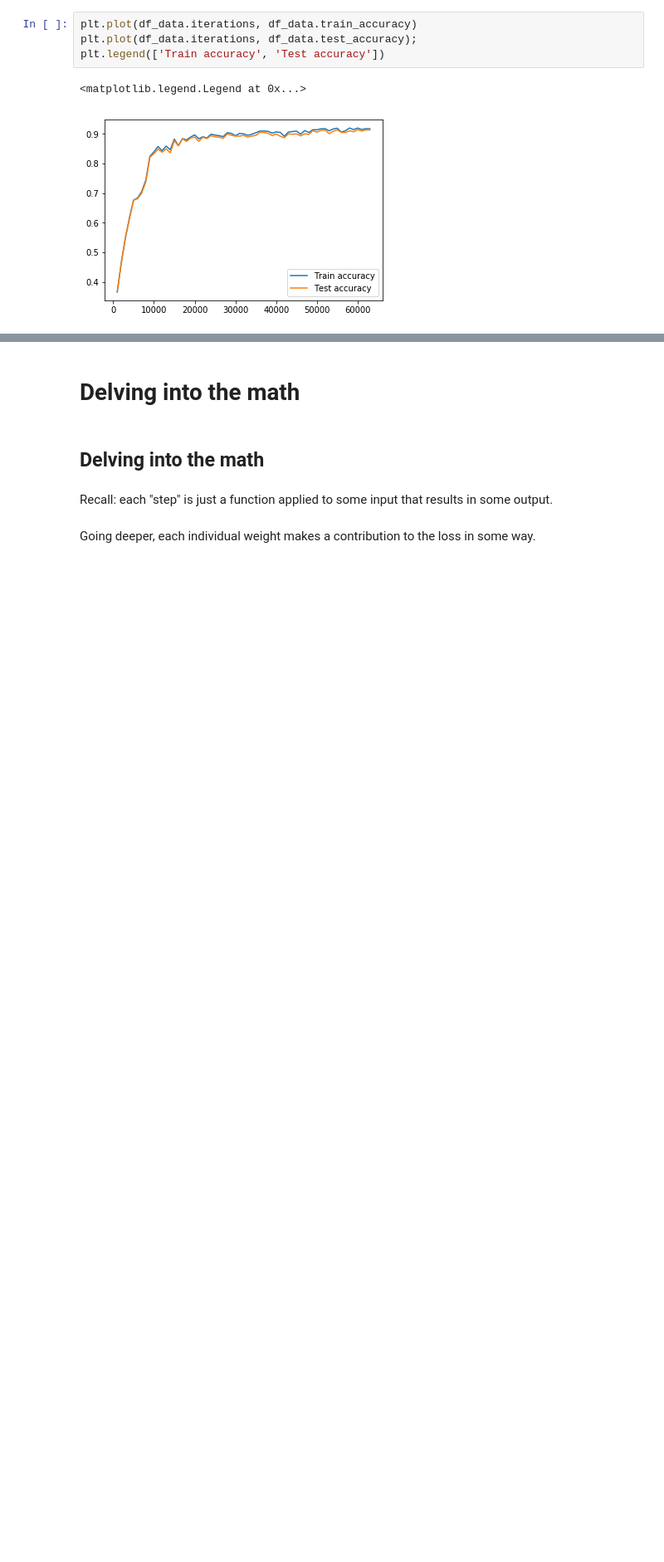
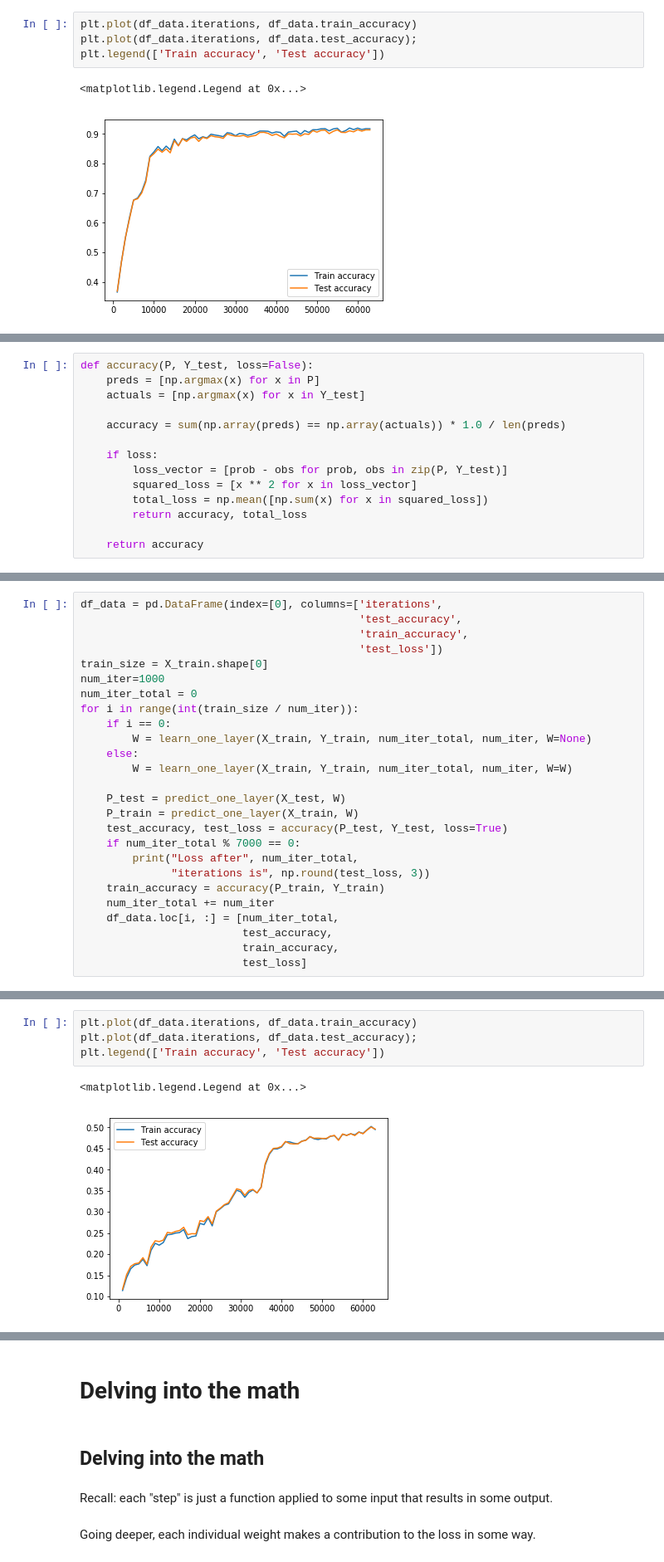
Before and after one commit to SethHWeidman/neural_net_talks, a Jupyter notebook: neural_nets_step_by_step.ipynb, the cells around one changed output, grey strips where cells are left out. Shown: that part at 83% size. Drawn from its saved outputs; the diff is of its cells as text; blank space fills up the shorter version.

```diff
--- a/neural_nets_step_by_step.ipynb
+++ b/neural_nets_step_by_step.ipynb
@@ -556,0 +589,14 @@ plt.legend(['Train accuracy', 'Test accuracy'])
+# %%
+def accuracy(P, Y_test, loss=False):
+    preds = [np.argmax(x) for x in P]
+    actuals = [np.argmax(x) for x in Y_test]
+
+    accuracy = sum(np.array(preds) == np.array(actuals)) * 1.0 / len(preds)
+
+    if loss:
+        loss_vector = [prob - obs for prob, obs in zip(P, Y_test)]
+        squared_loss = [x ** 2 for x in loss_vector]
+        total_loss = np.mean([np.sum(x) for x in squared_loss])
+        return accuracy, total_loss
+
+    return accuracy
@@ -556,0 +605,26 @@ plt.legend(['Train accuracy', 'Test accuracy'])
+# %%
+df_data = pd.DataFrame(index=[0], columns=['iterations',
+                                           'test_accuracy',
+                                           'train_accuracy',
+                                           'test_loss'])
+train_size = X_train.shape[0]
+num_iter=1000
+num_iter_total = 0
+for i in range(int(train_size / num_iter)):
+    if i == 0:
+        W = learn_one_layer(X_train, Y_train, num_iter_total, num_iter, W=None)
+    else:
+        W = learn_one_layer(X_train, Y_train, num_iter_total, num_iter, W=W)
+
+    P_test = predict_one_layer(X_test, W)
+    P_train = predict_one_layer(X_train, W)
+    test_accuracy, test_loss = accuracy(P_test, Y_test, loss=True)
+    if num_iter_total % 7000 == 0:
+        print("Loss after", num_iter_total,
+              "iterations is", np.round(test_loss, 3))
+    train_accuracy = accuracy(P_train, Y_train)
+    num_iter_total += num_iter
+    df_data.loc[i, :] = [num_iter_total,
+                         test_accuracy,
+                         train_accuracy,
+                         test_loss]
@@ -556,0 +662,7 @@ plt.legend(['Train accuracy', 'Test accuracy'])
+# %%
+plt.plot(df_data.iterations, df_data.train_accuracy)
+plt.plot(df_data.iterations, df_data.test_accuracy);
+plt.legend(['Train accuracy', 'Test accuracy'])
+# %% [output]
+<matplotlib.legend.Legend at 0x...>
+[figure, added]
```
Also changed, not shown: parts of 38 cells of this notebook.
